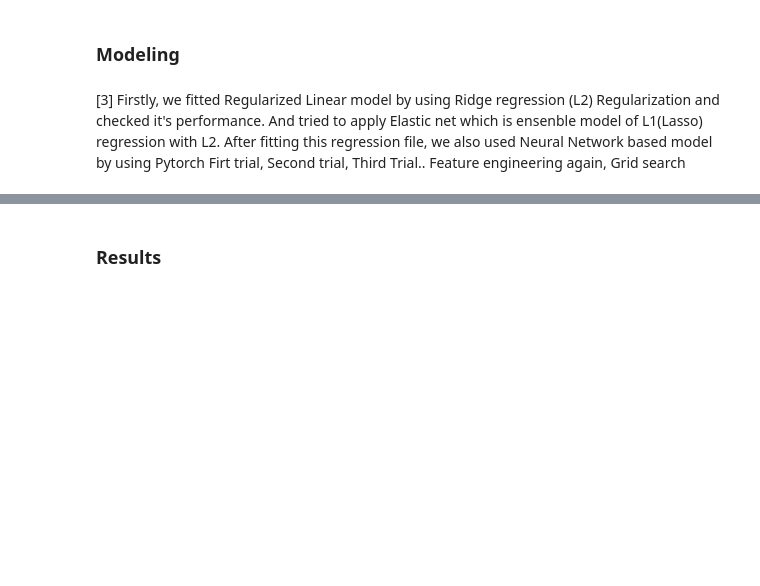
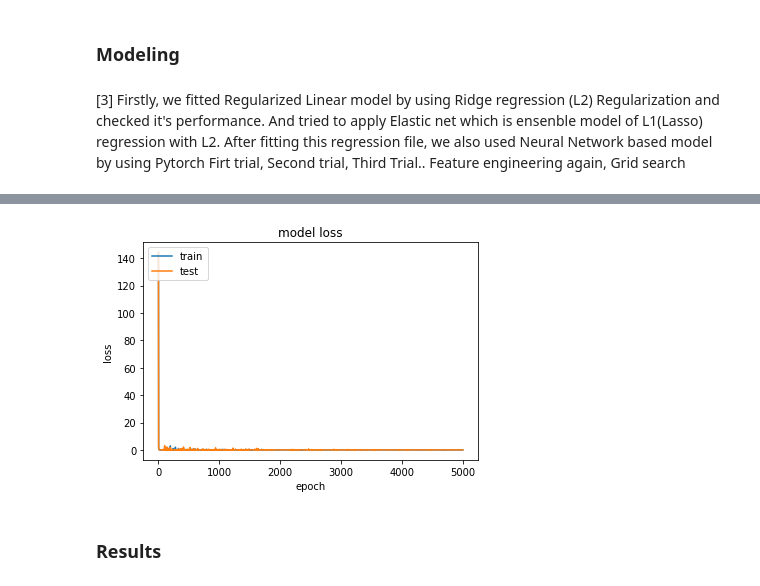
Before and after one commit to Sooyeong/CSE627_project, a Jupyter notebook: Report_ver1.ipynb, the cells around one changed output, grey strips where cells are left out. Saved outputs shown, nothing was run; the diff lists cells and outputs as text; code cells hidden in the pictures; blank space fills up the shorter version.

```diff
--- a/Report_ver1.ipynb
+++ b/Report_ver1.ipynb
@@ -133,0 +496,2 @@ Firt trial, Second trial, Third Trial.. Feature engineering again, Grid search
+# %%
+model_xgb.fit(X_train, y_train, early_stopping_rounds=10, eval_set=[(X_test, y_test)])
@@ -133,0 +531,28 @@ Firt trial, Second trial, Third Trial.. Feature engineering again, Grid search
+# %%
+kerasModel = keras.models.Sequential()
+
+kerasModel.add(keras.layers.Dense(500, input_dim = X_train.shape[1],activation='relu'))
+kerasModel.add(keras.layers.Dense(400,kernel_initializer='normal',activation='relu'))
+kerasModel.add(keras.layers.Dense(300,kernel_initializer='normal',activation='relu'))
+kerasModel.add(keras.layers.Dense(200,kernel_initializer='normal',activation='relu'))
+kerasModel.add(keras.layers.Dense(100,kernel_initializer='normal',activation='relu'))
+kerasModel.add(keras.layers.Dense(50,kernel_initializer='normal',activation='relu'))
+kerasModel.add(keras.layers.Dense(300,kernel_initializer='normal',activation='relu'))
+kerasModel.add(keras.layers.Dense(200,kernel_initializer='normal',activation='relu'))
+kerasModel.add(keras.layers.Dense(100,kernel_initializer='normal',activation='relu'))
+kerasModel.add(keras.layers.Dense(300,kernel_initializer='normal',activation='relu'))
+kerasModel.add(keras.layers.Dense(200,kernel_initializer='normal',activation='relu'))
+kerasModel.add(keras.layers.Dense(100,kernel_initializer='normal',activation='relu'))
+kerasModel.add(keras.layers.Dense(50,kernel_initializer='normal',activation='relu'))
+kerasModel.add(keras.layers.Dense(300,kernel_initializer='normal',activation='relu'))
+kerasModel.add(keras.layers.Dense(200,kernel_initializer='normal',activation='relu'))
+kerasModel.add(keras.layers.Dense(50,kernel_initializer='normal',activation='relu'))
+kerasModel.add(keras.layers.Dense(25,kernel_initializer='normal',activation='relu'))
+kerasModel.add(keras.layers.Dense(12,kernel_initializer='normal',activation='relu'))
+kerasModel.add(keras.layers.Dense(6,kernel_initializer='normal',activation='relu'))
+kerasModel.add(keras.layers.Dense(25,kernel_initializer='normal',activation='relu'))
+kerasModel.add(keras.layers.Dense(12,kernel_initializer='normal',activation='relu'))
+kerasModel.add(keras.layers.Dense(6,kernel_initializer='normal',activation='relu'))
+kerasModel.add(keras.layers.Dense(3,kernel_initializer='normal',activation='relu'))
+kerasModel.add(keras.layers.Dense(1,kernel_initializer='normal'))
+kerasModel.summary()
@@ -133,0 +581,2 @@ Firt trial, Second trial, Third Trial.. Feature engineering again, Grid search
+# %%
+kerasModel.compile(loss = 'mse', optimizer = "adam")
@@ -133,0 +586,2 @@ Firt trial, Second trial, Third Trial.. Feature engineering again, Grid search
+# %%
+history = kerasModel.fit(X_train, y_train, epochs=5000, validation_data = (X_test, y_test))
@@ -134,3 +606,14 @@ Firt trial, Second trial, Third Trial.. Feature engineering again, Grid search
+# %%
+# summarize history for loss
+plt.plot(history.history['loss'])
+plt.plot(history.history['val_loss'])
+plt.title('model loss')
+plt.ylabel('loss')
+plt.xlabel('epoch')
+plt.legend(['train', 'test'], loc='upper left')
+plt.show()
+# %% [output]
+[figure, added]
 # %% [markdown]
 ### Results
 # %% [markdown]
```
Also changed, not shown: parts of 76 cells of this notebook.
